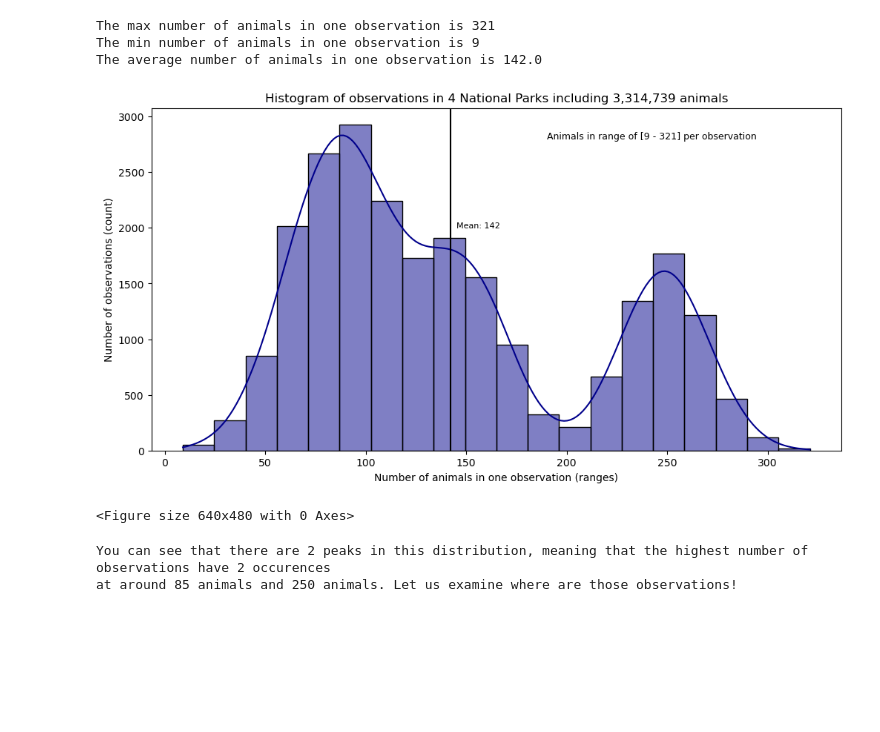
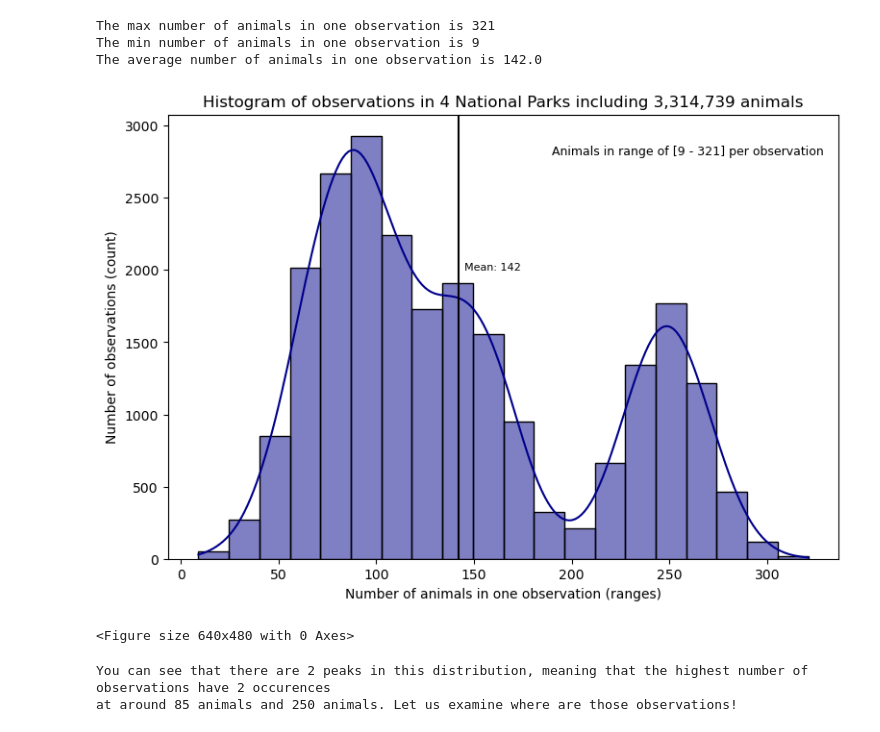
Before and after one commit to LiZoMark841619/Biodiversity_Project, a Jupyter notebook: biodiversity_starter/biodiversity.ipynb, the cells around one changed output. Saved outputs shown, nothing was run; the diff lists cells and outputs as text; code cells hidden in the pictures; blank space fills up the shorter version.

```diff
--- a/biodiversity_starter/biodiversity.ipynb
+++ b/biodiversity_starter/biodiversity.ipynb
@@ -128,20 +128,20 @@ The max number of animals in one observation is 321
 The min number of animals in one observation is 9
 The average number of animals in one observation is 142.0
 # %%
-plt.figure(figsize=[12, 6])
+plt.figure(figsize=[9, 6])
 sns.histplot(file1.observations, kde=True, bins=20, color='darkblue')
 plt.title(f'Histogram of observations in {file1.park_name.nunique()} National Parks including {file1.observations.sum():,} animals')
 plt.xlabel('Number of animals in one observation (ranges)')
 plt.ylabel('Number of observations (count)')
 plt.text(x=190, y=2800, s=f'''Animals in range of [{file1.observations.min()} - {file1.observations.max()}] per observation''',
 fontsize=9)
 plt.axvline(np.mean(file1.observations), color='black')
 plt.text(x=145, y=2000, s=f'Mean: {int(file1.observations.mean())}', fontsize=8)
 plt.savefig('hist_observs.png')
 plt.show()
 plt.clf()
 # %% [output]
-[figure, old version]
+[figure, new version]
 <Figure size 640x480 with 0 Axes>
 # %%
 print('''You can see that there are 2 peaks in this distribution, meaning that the highest number of observations have 2 occurences
```
Also changed, not shown: 1 other file.
